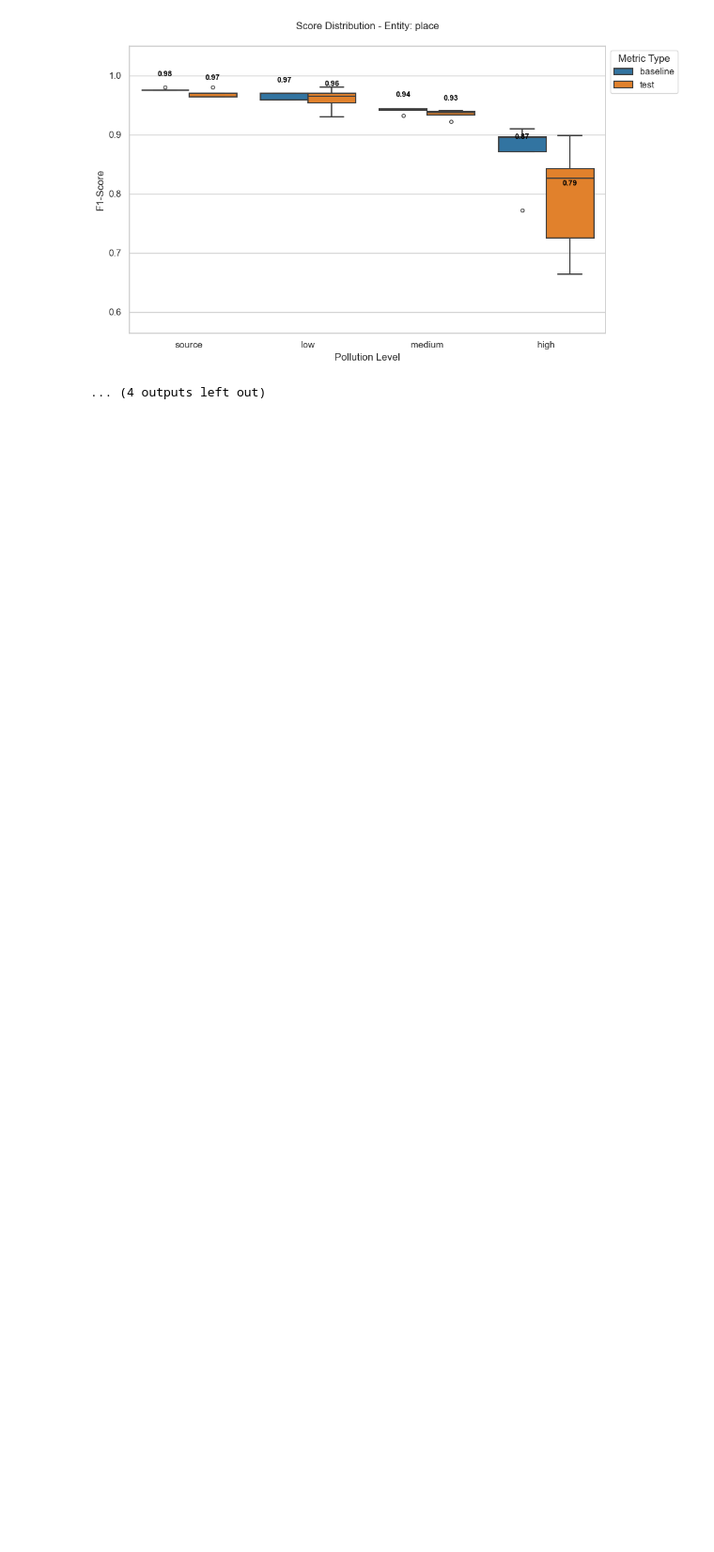
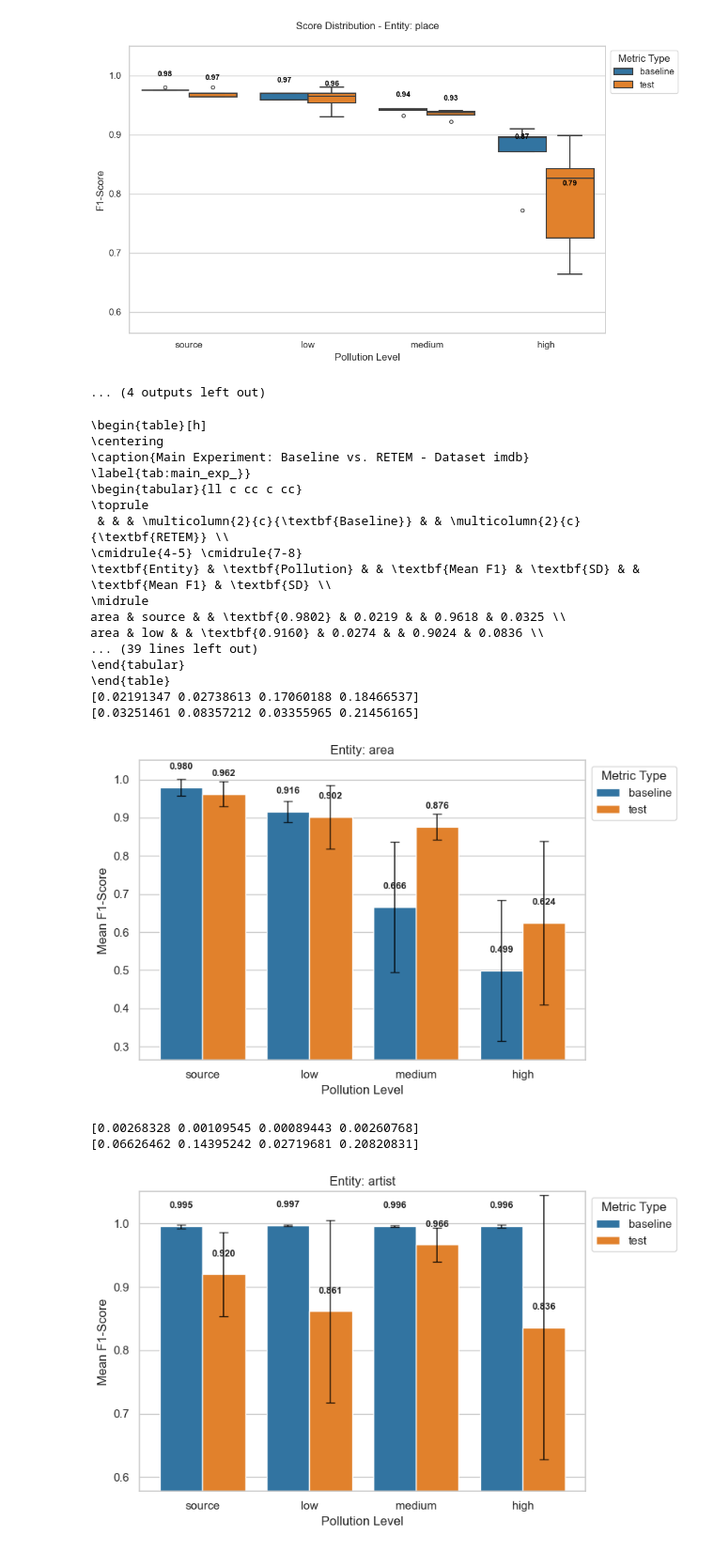
Before and after one commit to oskar-ong/deepcem, a Jupyter notebook: notebooks/results_music.ipynb, the cells around one changed output. Shown at 94% size. Saved outputs shown, nothing was run; the diff lists cells and outputs as text; code cells hidden in the pictures; blank space fills up the shorter version.

```diff
--- a/notebooks/results_music.ipynb
+++ b/notebooks/results_music.ipynb
@@ -138,3 +106,33 @@ track & high & & 0.9872 & 0.0016 & & \textbf{0.9914} & 0.0077 \\
 [figure]
 [figure]
 ... (4 outputs left out)
+# %%
+df = query_metrics(9798848)
+
+latex_code = generate_comparison_latex(df, test_metric='test', dataset_name="imdb")
+
+print(latex_code)
+
+plot_degradation_barplot(df, "music", "main", "roberta")
+# %% [output]
+\begin{table}[h]
+\centering
+\caption{Main Experiment: Baseline vs. RETEM - Dataset imdb}
+\label{tab:main_exp_}}
+\begin{tabular}{ll c cc c cc}
+\toprule
+ & & & \multicolumn{2}{c}{\textbf{Baseline}} & & \multicolumn{2}{c}{\textbf{RETEM}} \\
+\cmidrule{4-5} \cmidrule{7-8}
+\textbf{Entity} & \textbf{Pollution} & & \textbf{Mean F1} & \textbf{SD} & & \textbf{Mean F1} & \textbf{SD} \\
+\midrule
+area & source & & \textbf{0.9802} & 0.0219 & & 0.9618 & 0.0325 \\
+area & low & & \textbf{0.9160} & 0.0274 & & 0.9024 & 0.0836 \\
+... (39 lines left out)
+\end{tabular}
+\end{table}
+[0.02191347 0.02738613 0.17060188 0.18466537]
+[0.03251461 0.08357212 0.03355965 0.21456165]
+[figure, added]
+[0.00268328 0.00109545 0.00089443 0.00260768]
+[0.06626462 0.14395242 0.02719681 0.20820831]
+[figure, added]
```
Also changed, not shown: parts of 6 cells of this notebook, 44 other files.
